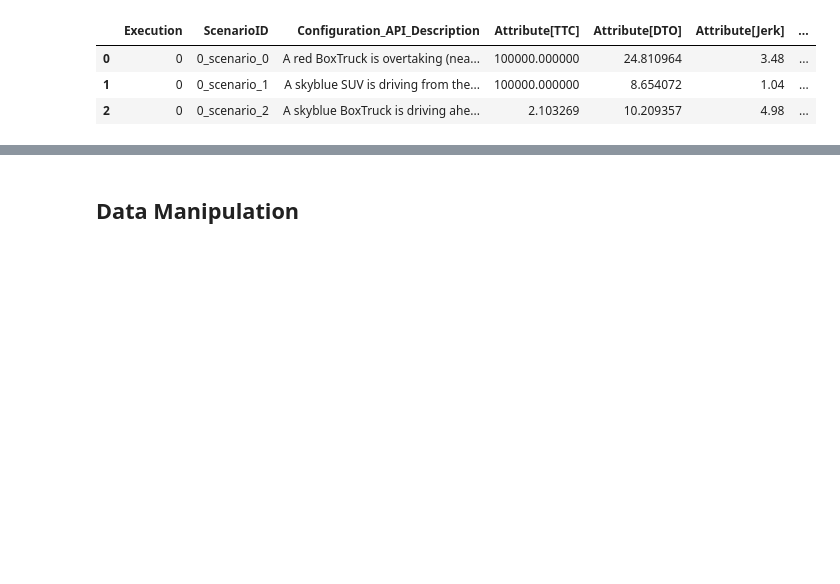
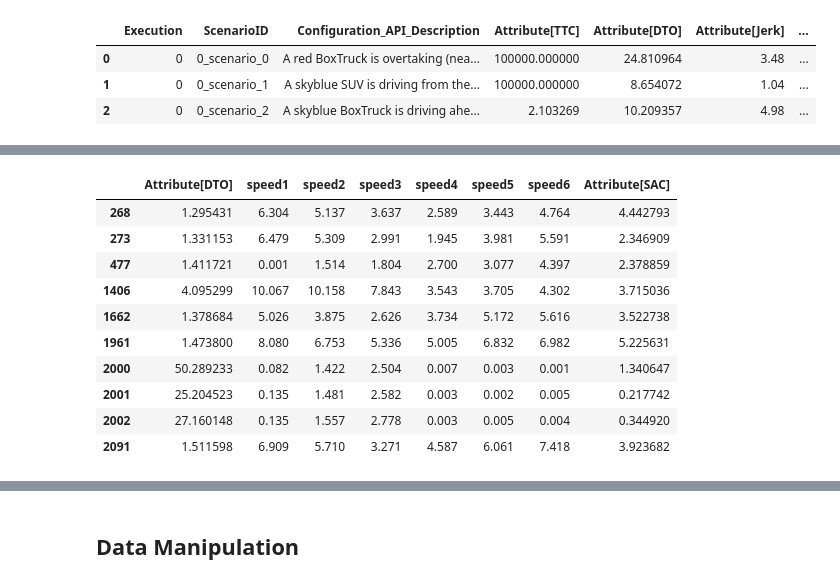
Before and after one commit to SigurdGH/MasterThesis, a Jupyter notebook: main/digital-twin.ipynb, the cells around one changed output, grey strips where cells are left out. Drawn from its saved outputs; the diff is of its cells as text; code cells hidden in the pictures; blank space fills up the shorter version.

```diff
--- a/main/digital-twin.ipynb
+++ b/main/digital-twin.ipynb
@@ -24,0 +100,15 @@ dm.data.head(3)
+# %%
+# original data
+dm.data.iloc[ids][cols[:-1]]
+# %% [output]
+|  | Attribute[DTO] | speed1 | speed2 | speed3 | speed4 | speed5 | speed6 | Attribute[SAC] |
+| 268 | 1.295431 | 6.304 | 5.137 | 3.637 | 2.589 | 3.443 | 4.764 | 4.442793 |
+| 273 | 1.331153 | 6.479 | 5.309 | 2.991 | 1.945 | 3.981 | 5.591 | 2.346909 |
+| 477 | 1.411721 | 0.001 | 1.514 | 1.804 | 2.700 | 3.077 | 4.397 | 2.378859 |
+| 1406 | 4.095299 | 10.067 | 10.158 | 7.843 | 3.543 | 3.705 | 4.302 | 3.715036 |
+| 1662 | 1.378684 | 5.026 | 3.875 | 2.626 | 3.734 | 5.172 | 5.616 | 3.522738 |
+| 1961 | 1.473800 | 8.080 | 6.753 | 5.336 | 5.005 | 6.832 | 6.982 | 5.225631 |
+| 2000 | 50.289233 | 0.082 | 1.422 | 2.504 | 0.007 | 0.003 | 0.001 | 1.340647 |
+| 2001 | 25.204523 | 0.135 | 1.481 | 2.582 | 0.003 | 0.002 | 0.005 | 0.217742 |
+| 2002 | 27.160148 | 0.135 | 1.557 | 2.778 | 0.003 | 0.005 | 0.004 | 0.344920 |
+| 2091 | 1.511598 | 6.909 | 5.710 | 3.271 | 4.587 | 6.061 | 7.418 | 3.923682 |
```
Also changed, not shown: parts of 8 cells of this notebook, 1 other file.
